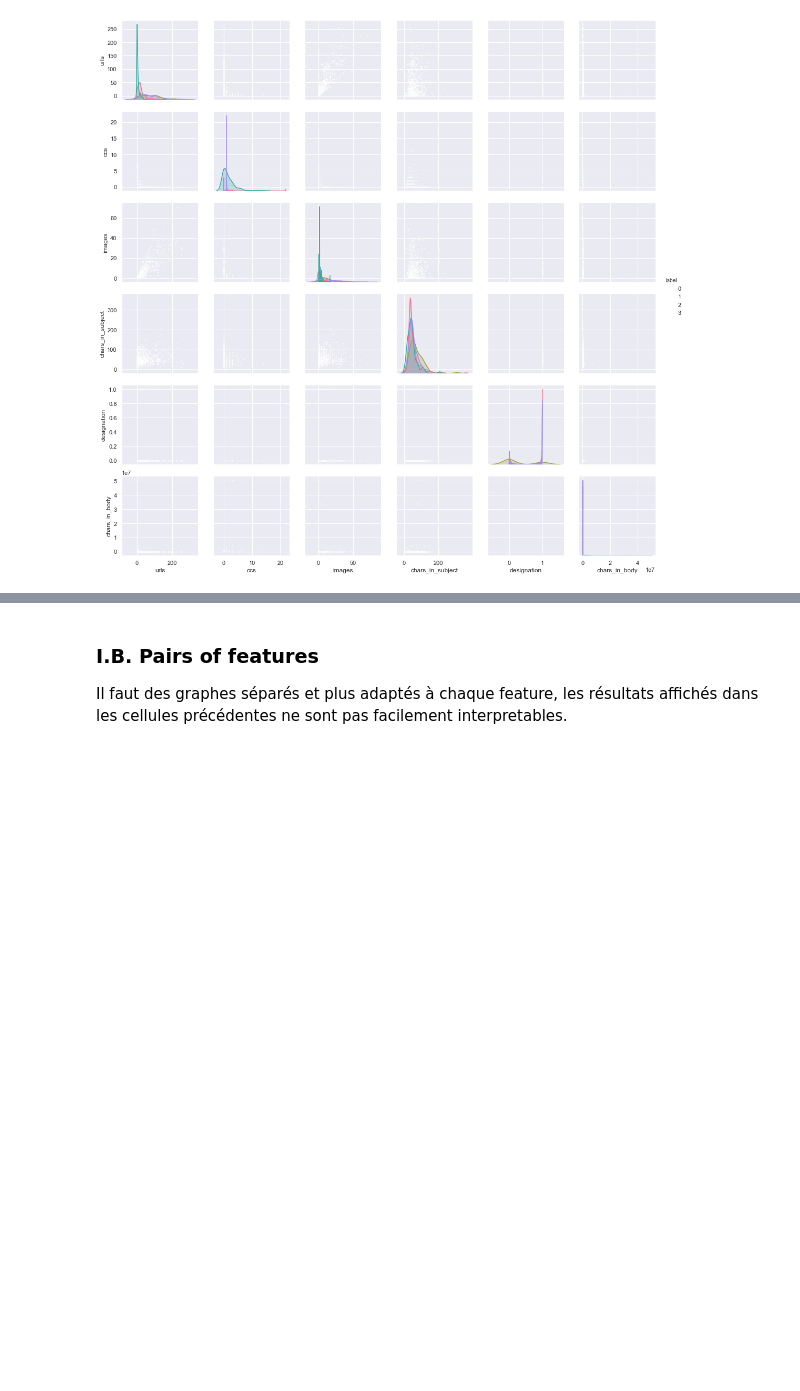
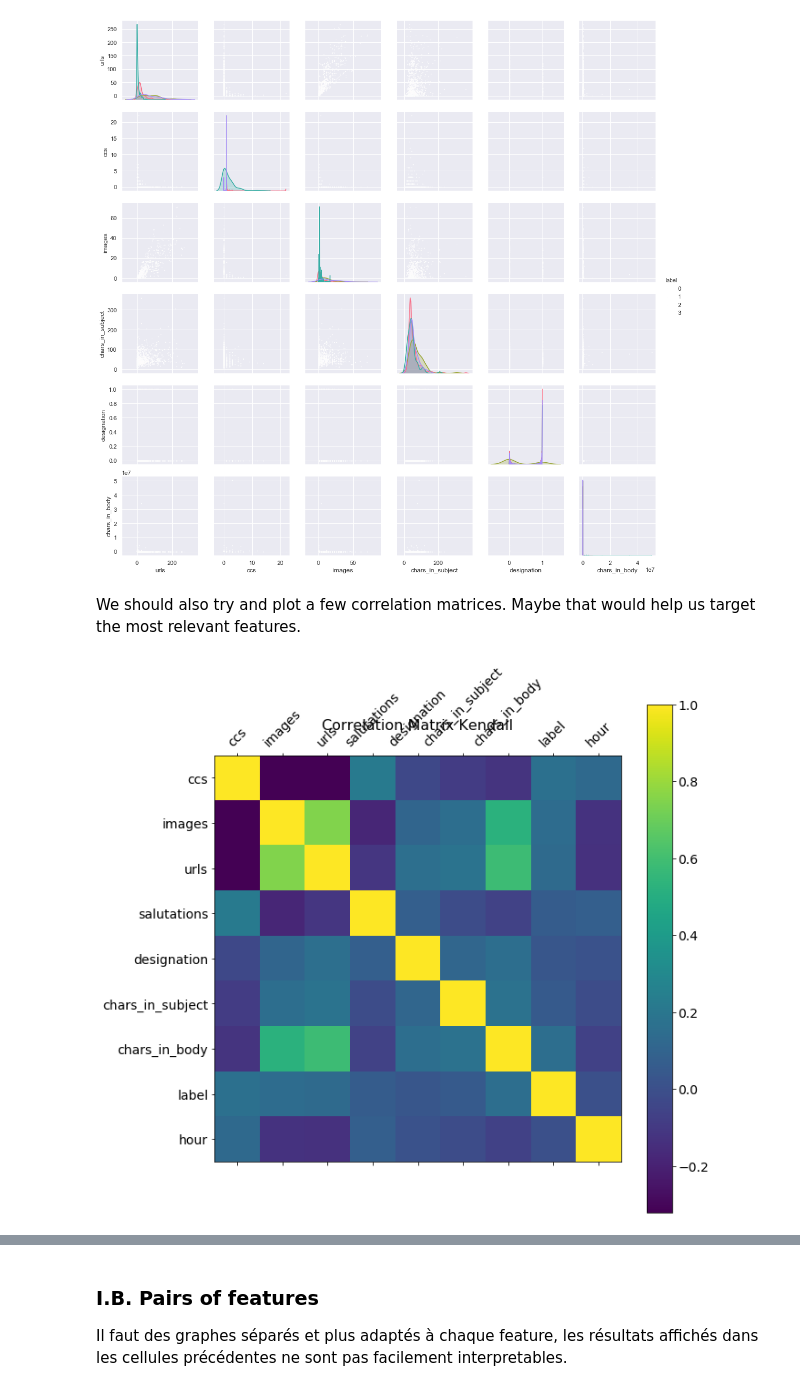
Before and after one commit to MerlinEgalite/mail-classification, a Jupyter notebook: Visualisation/Data Visualization.ipynb, the cells around one changed output, grey strips where cells are left out. Cells and saved outputs as stored; diff of their text form; code cells hidden in the pictures; blank space fills up the shorter version.

```diff
--- a/Visualisation/Data Visualization.ipynb
+++ b/Visualisation/Data Visualization.ipynb
@@ -60,3 +60,20 @@ Désormais, il serait plus intéressant d'afficher certaines variables uniquemen
 g = sns.pairplot(train_df, vars=['urls','ccs','images','chars_in_subject','designation','chars_in_body'], hue="label", palette='husl')
 # %% [output]
 [figure]
+# %% [markdown]
+We should also try and plot a few correlation matrices. Maybe that would help us target the most relevant features.
+# %%
+#Ouverture du data set
+train = pd.read_csv("datasets/new_train.csv",index_col=0)
+correlation_pearson=train.corr()
+
+
+f = plt.figure(figsize=(10, 10))
+plt.matshow(correlation_kendall, fignum=f.number)
+plt.xticks(range(correlation_pearson.shape[1]), correlation_pearson.columns, fontsize=14, rotation=45)
+plt.yticks(range(correlation_pearson.shape[1]), correlation_pearson.columns, fontsize=14)
+cb = plt.colorbar()
+cb.ax.tick_params(labelsize=14)
+plt.title('Correlation Matrix Kendall', fontsize=16);
+# %% [output]
+[figure, added]
```
Also changed, not shown: parts of 5 cells of this notebook, 11 other files.
